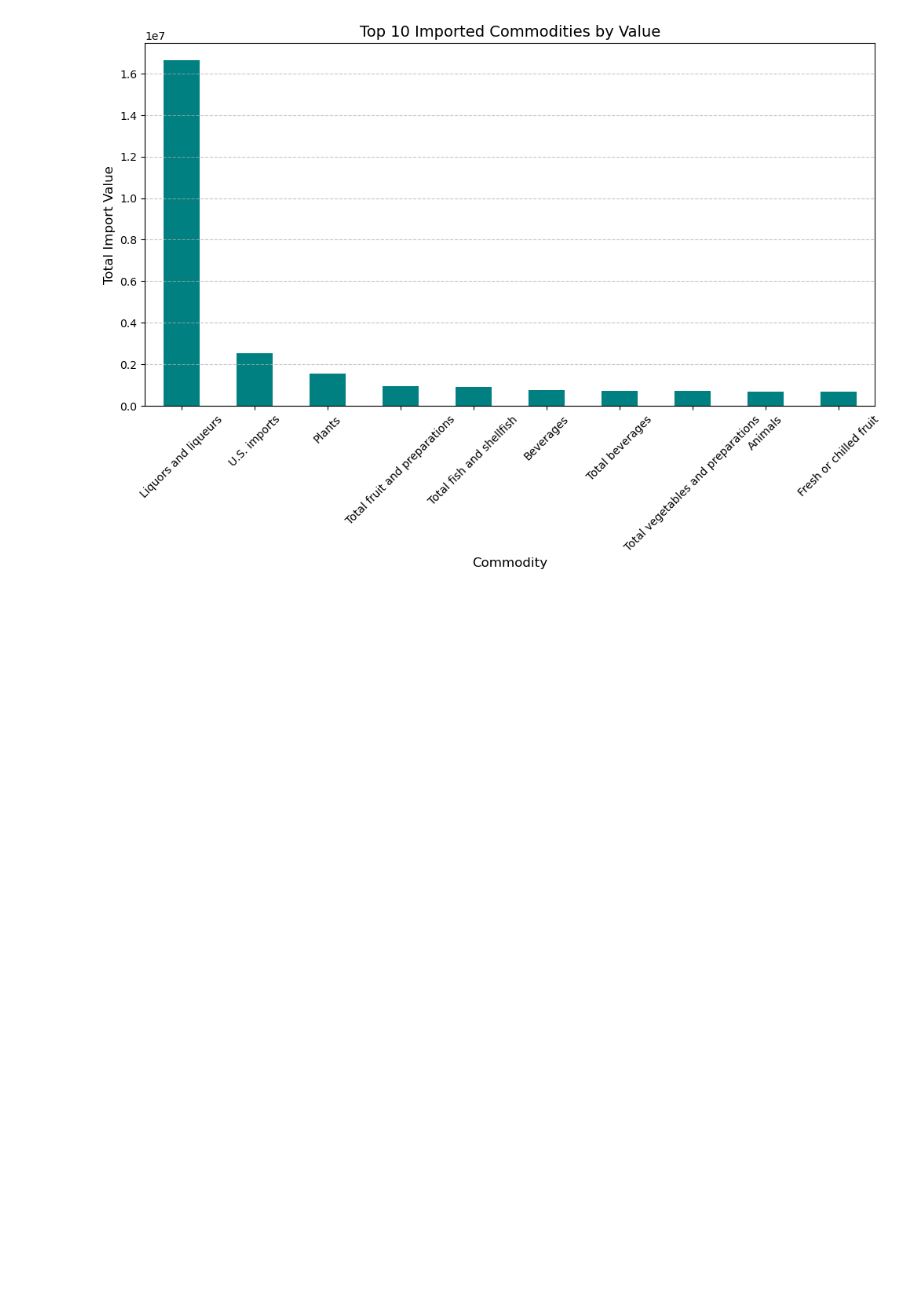
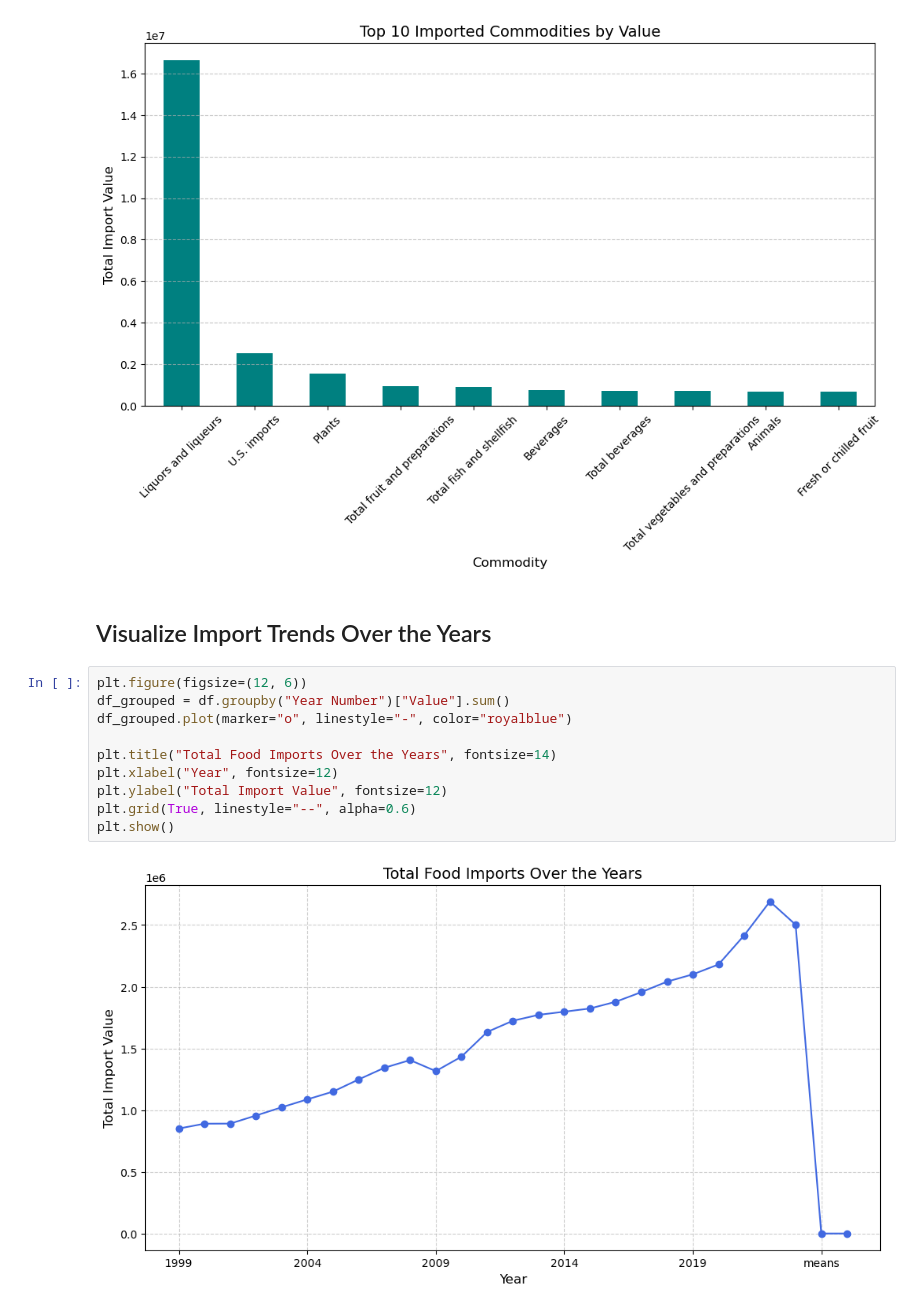
Before and after one commit to EnioKelsioV/IntyegratedCA1, a Jupyter notebook: IntegratedCA1.ipynb, the cells around one changed output. Drawn from its saved outputs; the diff is of its cells as text; blank space fills up the shorter version.

Commit message:
Data Visualisation

```diff
--- a/IntegratedCA1.ipynb
+++ b/IntegratedCA1.ipynb
@@ -36,3 +40,17 @@ plt.grid(axis="y", linestyle="--", alpha=0.7)
 plt.show()
 # %% [output]
 [figure]
+# %% [markdown]
+## Visualize Import Trends Over the Years
+# %%
+plt.figure(figsize=(12, 6))
+df_grouped = df.groupby("Year Number")["Value"].sum()
+df_grouped.plot(marker="o", linestyle="-", color="royalblue")
+
+plt.title("Total Food Imports Over the Years", fontsize=14)
+plt.xlabel("Year", fontsize=12)
+plt.ylabel("Total Import Value", fontsize=12)
+plt.grid(True, linestyle="--", alpha=0.6)
+plt.show()
+# %% [output]
+[figure, added]
```
Also changed, not shown: parts of 2 cells of this notebook.
